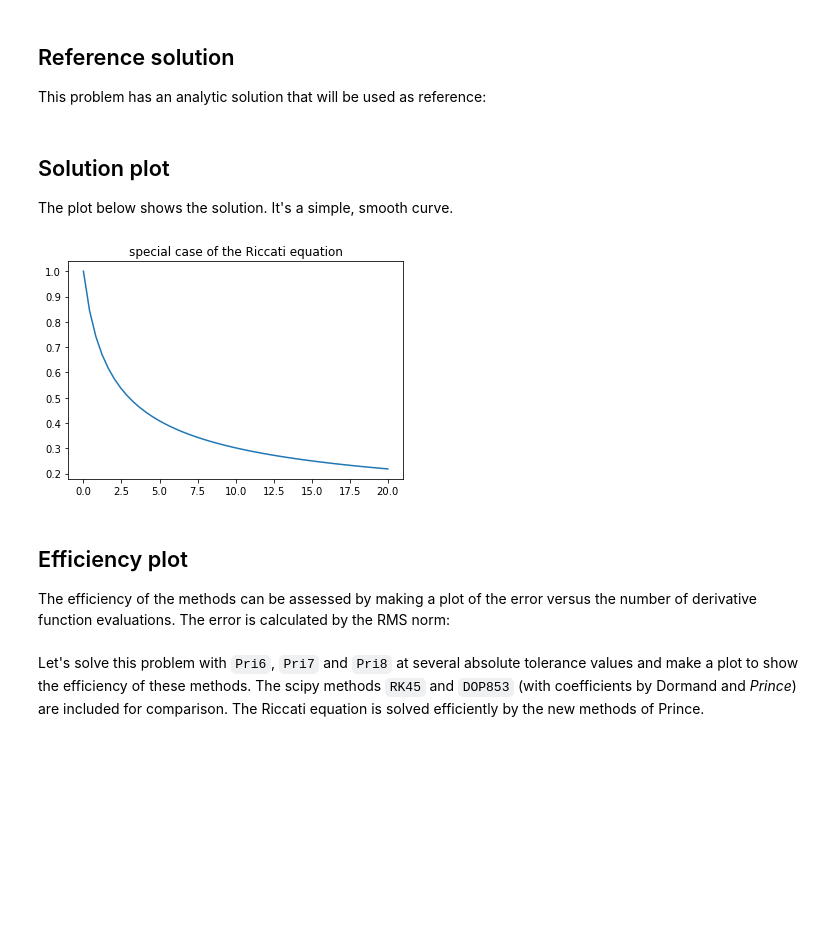
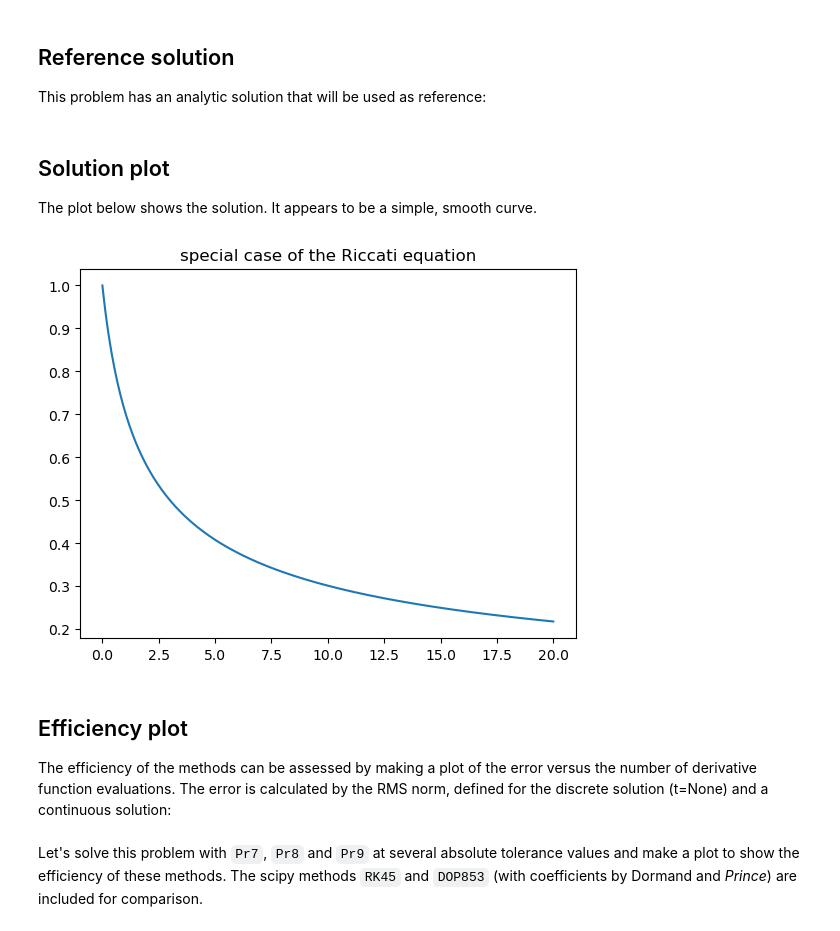
Before and after one commit to WRKampi/extensisq, a Jupyter notebook: docs/Prince.ipynb, the cells around one changed output. Saved outputs shown, nothing was run; the diff lists cells and outputs as text; code cells hidden in the pictures; blank space fills up the shorter version.

```diff
--- a/docs/Prince.ipynb
+++ b/docs/Prince.ipynb
@@ -19,22 +37,22 @@ reference = lambda x: (x+1)**-0.5
 # %% [markdown]
 ## Solution plot
 
-The plot below shows the solution. It's a simple, smooth curve.
+The plot below shows the solution. It appears to be a simple, smooth curve.
 # %%
 import numpy as np
 %matplotlib inline
 import matplotlib.pyplot as plt
 
-t = np.linspace(*problem['t_span'])
+t = np.linspace(*problem['t_span'], 300)
 
 plt.figure()
 plt.plot(t, reference(t))
 plt.title('special case of the Riccati equation')
 plt.show()
 # %% [output]
-[figure, old version]
+[figure, new version]
 # %% [markdown]
 ## Efficiency plot
 
-The efficiency of the methods can be assessed by making a plot of the error versus the number of derivative function evaluations. The error is calculated by the RMS norm:
+The efficiency of the methods can be assessed by making a plot of the error versus the number of derivative function evaluations. The error is calculated by the RMS norm, defined for the discrete solution (t=None) and a continuous solution:
 # %%
@@ -43,6 +64,6 @@ def rms_err_norm(solution, reference):
     err_norm = (error**2).mean()**0.5
     return err_norm
 # %% [markdown]
-Let's solve this problem with `Pri6`, `Pri7` and `Pri8` at several absolute tolerance values and make a plot to show the efficiency of these methods. The scipy methods `RK45` and `DOP853` (with coefficients by Dormand and *Prince*) are included for comparison. The Riccati equation is solved efficiently by the new methods of Prince.
+Let's solve this problem with `Pr7`, `Pr8` and `Pr9` at several absolute tolerance values and make a plot to show the efficiency of these methods. The scipy methods `RK45` and `DOP853` (with coefficients by Dormand and *Prince*) are included for comparison.
 # %%
 from scipy.integrate import solve_ivp
```
Also changed, not shown: parts of 6 cells of this notebook, 12 other files.
